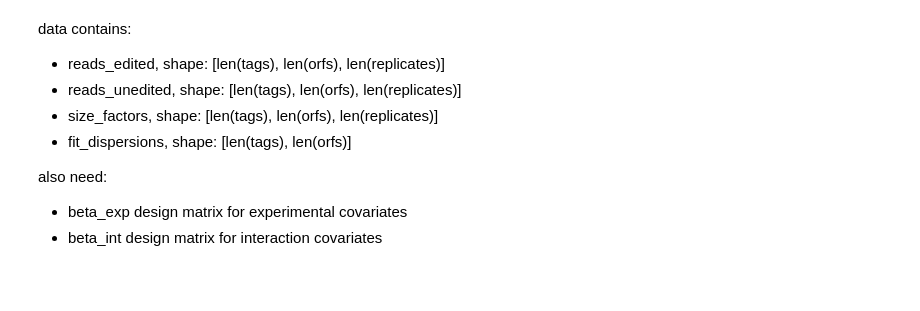
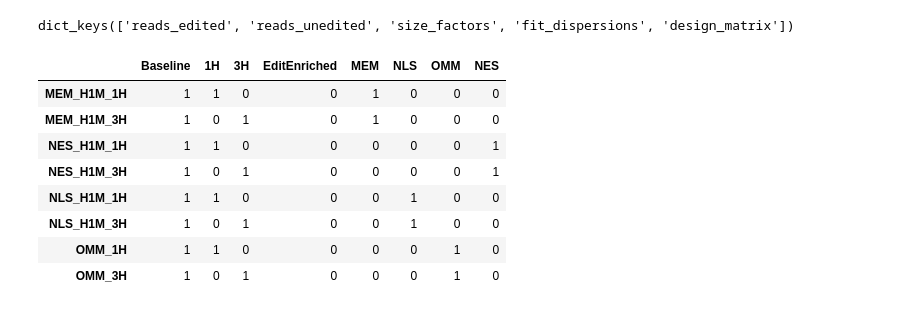
Before and after one commit to justin-delano/PPI-seq, a Jupyter notebook: code/PPIseq_NB_mixture.ipynb, the cells around one changed output. Cells and saved outputs as stored; diff of their text form; code cells hidden in the pictures; blank space fills up the shorter version.

Commit message:
more work on pyro and data structs

```diff
--- a/code/pyro/PPIseq_NB_mixture.ipynb
+++ b/code/PPIseq_NB_mixture.ipynb
@@ -14,14 +14,19 @@ from pyro.infer.autoguide import AutoNormal
 
 pyro.set_rng_seed(101)
+# %%
+data = pkl.load(open("/data/pinello/PROJECTS/2022_PPIseq/data/1028/1028_pyro_dict.pkl", "rb"))
+print(data.keys())
+# %% [output]
+dict_keys(['reads_edited', 'reads_unedited', 'size_factors', 'fit_dispersions', 'design_matrix'])
 # %%
-data = {}
+data["design_matrix"]
+# %% [output]
+|  | Baseline | 1H | 3H | EditEnriched | MEM | NLS | OMM | NES |
+| MEM_H1M_1H | 1 | 1 | 0 | 0 | 1 | 0 | 0 | 0 |
+| MEM_H1M_3H | 1 | 0 | 1 | 0 | 1 | 0 | 0 | 0 |
+| NES_H1M_1H | 1 | 1 | 0 | 0 | 0 | 0 | 0 | 1 |
+| NES_H1M_3H | 1 | 0 | 1 | 0 | 0 | 0 | 0 | 1 |
+| NLS_H1M_1H | 1 | 1 | 0 | 0 | 0 | 1 | 0 | 0 |
+| NLS_H1M_3H | 1 | 0 | 1 | 0 | 0 | 1 | 0 | 0 |
+| OMM_1H | 1 | 1 | 0 | 0 | 0 | 0 | 1 | 0 |
+| OMM_3H | 1 | 0 | 1 | 0 | 0 | 0 | 1 | 0 |
-# %% [markdown]
- data contains:
- - reads_edited, shape: [len(tags), len(orfs), len(replicates)]
- - reads_unedited, shape: [len(tags), len(orfs), len(replicates)]
- - size_factors, shape: [len(tags), len(orfs), len(replicates)]
- - fit_dispersions, shape: [len(tags), len(orfs)]
-
- also need:
-- beta_exp design matrix for experimental covariates
-- beta_int design matrix for interaction covariates
```
Also changed, not shown: parts of 3 cells of this notebook, 11 other files.
